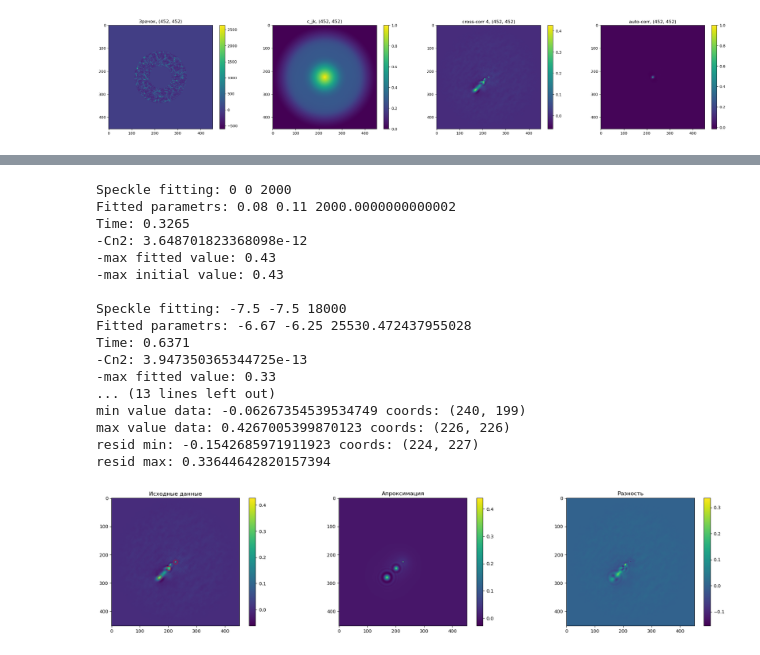
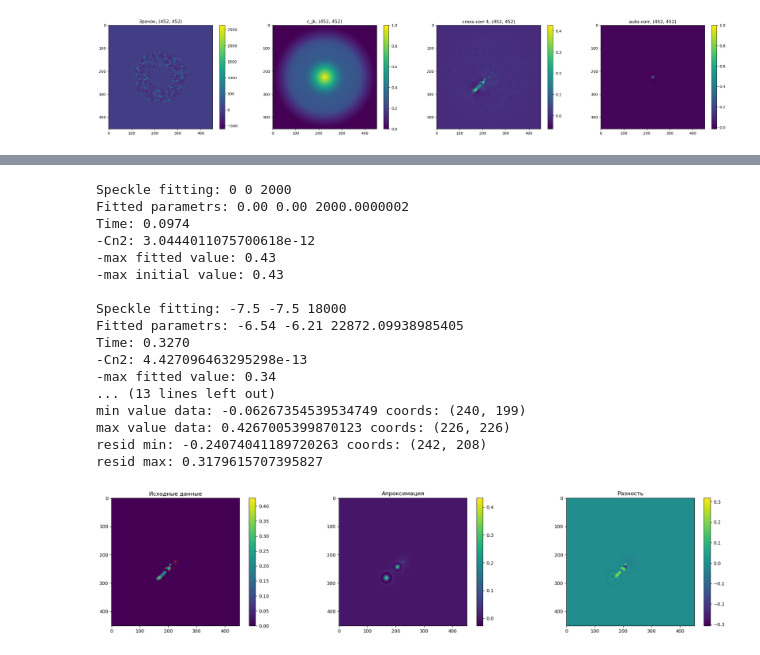
Before and after one commit to AntonMate/domecam, a Jupyter notebook: curvefitting_se.ipynb, the cells around one changed output, grey strips where cells are left out. Saved outputs shown, nothing was run; the diff lists cells and outputs as text; code cells hidden in the pictures.

```diff
--- a/curvefitting_se.ipynb
+++ b/curvefitting_se.ipynb
@@ -99,8 +98,8 @@ ax4.set_title(f'auto-corr, {data0.shape}')
 Text(0.5, 1.0, 'auto-corr, (452, 452)')
 [figure]
 # %%
-plt.figure()
-plt.imshow(data-gamma_poly_se(X, Y, -15.90, -15.55, 24000)[0])
-
-# что если передавать координаты пикселей а не скорость в алгоритме, а скорость просто выводить на экран
+from skimage.filters import threshold_otsu
+data2=data*(data>threshold_otsu(data))
+plt.imshow(data2)
+plt.colorbar()
 # %% [output]
@@ -110,13 +109,13 @@ plt.imshow(data-gamma_poly_se(X, Y, -15.90, -15.55, 24000)[0])
 def multi_speckle_fit(params=None, ydata=None):
     global xdata, sec_per_frame, latency, delta
     def speckle_fit(xcoord, ycoord, z_dist, ydata): # аппроксимация одного слоя
-        k=100 # ! убрать это К и посмотртеь без него на результат
+        k=30 # ! убрать это К и посмотртеь без него на результат
         def _g(M, *args): # обходной способ, именно эту функцию будем аппроксимировать
             x, y = M
             arr = np.zeros(x.shape)
             for i in range(len(args)//3):
-#                 arr += (gamma_poly_se(x, y, *args[i*3:i*3+3])[0])[Ypix1-k:Ypix1+k, Xpix1-k:Xpix1+k].ravel()
-                arr += (gamma_poly_se(x, y, *args[i*3:i*3+3])[0]).ravel()
+                arr += (gamma_poly_se(x, y, *args[i*3:i*3+3])[0])[Ypix1-k:Ypix1+k, Xpix1-k:Xpix1+k].ravel()
+#                 arr += (gamma_poly_se(x, y, *args[i*3:i*3+3])[0]).ravel()
             return arr
 
         params = [(xcoord, ycoord, z_dist)] # подгонка типа ввода параметров под функцию
@@ -129,7 +128,7 @@ def multi_speckle_fit(params=None, ydata=None):
         Xpix1 = int(xcoord*t/delta) + cr[1]
         Ypix1 = -int(ycoord*t/delta) + cr[0]
 
-#         ydata = ydata[Ypix1-k:Ypix1+k, Xpix1-k:Xpix1+k]
+        ydata = ydata[Ypix1-k:Ypix1+k, Xpix1-k:Xpix1+k]
 
 
         x = np.linspace(-ydata.shape[1]//2, ydata.shape[1]//2-1, ydata.shape[1])
@@ -146,8 +145,8 @@ def multi_speckle_fit(params=None, ydata=None):
         print(f'Fitted parametrs: {popt[0]:.2f} {popt[1]:.2f} {popt[2]}')
         k_coeff=[]
         for i in range(len(popt)//3):
-#             fit += (gamma_poly_se(X, Y, *popt[i*3:i*3+3])[0])[Ypix1-k:Ypix1+k, Xpix1-k:Xpix1+k]
-            fit += (gamma_poly_se(X, Y, *popt[i*3:i*3+3])[0])
+            fit += (gamma_poly_se(X, Y, *popt[i*3:i*3+3])[0])[Ypix1-k:Ypix1+k, Xpix1-k:Xpix1+k]
+#             fit += (gamma_poly_se(X, Y, *popt[i*3:i*3+3])[0])
             k_coeff.append(gamma_poly_se(X, Y, *popt[i*3:i*3+3])[1])
 
         print(f'Time: {time.perf_counter()-st:.4f}')
@@ -168,9 +167,9 @@ def multi_speckle_fit(params=None, ydata=None):
     for i in range(len(myParams)//3):
         print(f'Speckle fitting:', *myParams[i*3:i*3+3])
         fit, xcoord, ycoord, Cn2_fitted, zv, Vx, Vy = speckle_fit(*myParams[i*3:i*3+3], ydata)
-#         res[(res.shape[0]//2 - ycoord) - fit.shape[0]//2:(res.shape[0]//2 - ycoord) + fit.shape[0]//2,
-#             (res.shape[1]//2 + xcoord) - fit.shape[1]//2:(res.shape[1]//2 + xcoord) + fit.shape[1]//2] += fit
-        res +=fit
+        res[(res.shape[0]//2 - ycoord) - fit.shape[0]//2:(res.shape[0]//2 - ycoord) + fit.shape[0]//2,
+            (res.shape[1]//2 + xcoord) - fit.shape[1]//2:(res.shape[1]//2 + xcoord) + fit.shape[1]//2] += fit
+#         res +=fit
         Xc.append(xcoord)
         Yc.append(ycoord)
 
@@ -185,63 +184,50 @@ myParams = [( 0,   0, 2000),
             (-7.5, -7.5, 18000),
             (-15, -15, 26000)]
 
-fit, speckle_x, speckle_y, Cn2_values, z, vx, vy = multi_speckle_fit(params=myParams, ydata=data)
+fit, speckle_x, speckle_y, Cn2_values, z, vx, vy = multi_speckle_fit(params=myParams, ydata=data2)
 
 print(' ')
 print('Cn2:', Cn2_values)
 print('min value fit:', np.min(fit), 'coords:', np.unravel_index(np.argmin(fit), fit.shape))
 print('max value fit:', np.max(fit), 'coords:', np.unravel_index(np.argmax(fit), fit.shape))
 print('min value data:', np.min(data), 'coords:', np.unravel_index(np.argmin(data), data.shape))
 print('max value data:', np.max(data), 'coords:', np.unravel_index(np.argmax(data), data.shape))
 print('resid min:', np.min(data-fit), 'coords:', np.unravel_index(np.argmin(data-fit), (data-fit).shape))
 print('resid max:', np.max(data-fit))
 
-# -----------------------------------------------------------
-# lambda_=500*pow(10, -9) # нм
-# k = 2*np.pi/lambda_
-# r0 = pow(0.423*pow(k, 2)*(np.sum(np.array(Cn2_values))), -3/5)
-# print(' ')
-# print('sum Cn2:', np.sum(np.array(Cn2_values)))
-# print('r0, sm:', 100*r0)
-# print('seeing, arcsec:', 0.98 * 206265 * lambda_/r0)
-
 # ------------ Отрисовка ---------------------------
 fig, (ax, ax2, ax3) = plt.subplots(1, 3, figsize=(25, 5))
 cr = data.shape[0]//2 # центр изображения
 
-fig.colorbar(ax.imshow(data), ax=ax)
+fig.colorbar(ax.imshow(data2), ax=ax)
 ax.set_title('Исходные данные')
 fig.colorbar(ax2.imshow(fit), ax=ax2)
 ax2.set_title('Апроксимация')
-fig.colorbar(ax3.imshow(data-fit), ax=ax3)
+fig.colorbar(ax3.imshow(data2-fit), ax=ax3)
 ax3.set_title('Разность')
 for i in range(len(speckle_x)):
     ax.scatter(cr+speckle_x[i], cr-speckle_y[i], alpha=0.7, s=80, facecolors='none', edgecolors='r')
 
 print('')
-
-# ax4.plot(range(455), (data)[:, 227])
-# ax5.plot(range(455), (fit)[:, 227])
-# ax6.plot(range(455), (data-fit)[:, 227])
 # %% [output]
 Speckle fitting: 0 0 2000
-Fitted parametrs: 0.08 0.11 2000.0000000000002
-Time: 0.3265
--Cn2: 3.648701823368098e-12
+Fitted parametrs: 0.00 0.00 2000.0000002
+Time: 0.0974
+-Cn2: 3.0444011075700618e-12
 -max fitted value: 0.43
 -max initial value: 0.43
 
 Speckle fitting: -7.5 -7.5 18000
-Fitted parametrs: -6.67 -6.25 25530.472437955028
-Time: 0.6371
--Cn2: 3.947350365344725e-13
--max fitted value: 0.33
+Fitted parametrs: -6.54 -6.21 22872.09938985405
+Time: 0.3270
+-Cn2: 4.427096463295298e-13
+-max fitted value: 0.34
 ... (13 lines left out)
 min value data: -0.06267354539534749 coords: (240, 199)
 max value data: 0.4267005399870123 coords: (226, 226)
-resid min: -0.1542685971911923 coords: (224, 227)
-resid max: 0.33644642820157394
+resid min: -0.24074041189720263 coords: (242, 208)
+resid max: 0.3179615707395827
-[figure, old version]
+[figure, new version]
 # %%
 def CLEAN(dirty, gain, thresh, niter):
     global sec_per_frame, latency, delta
```
Also changed, not shown: parts of 6 cells of this notebook, 1 other file.
